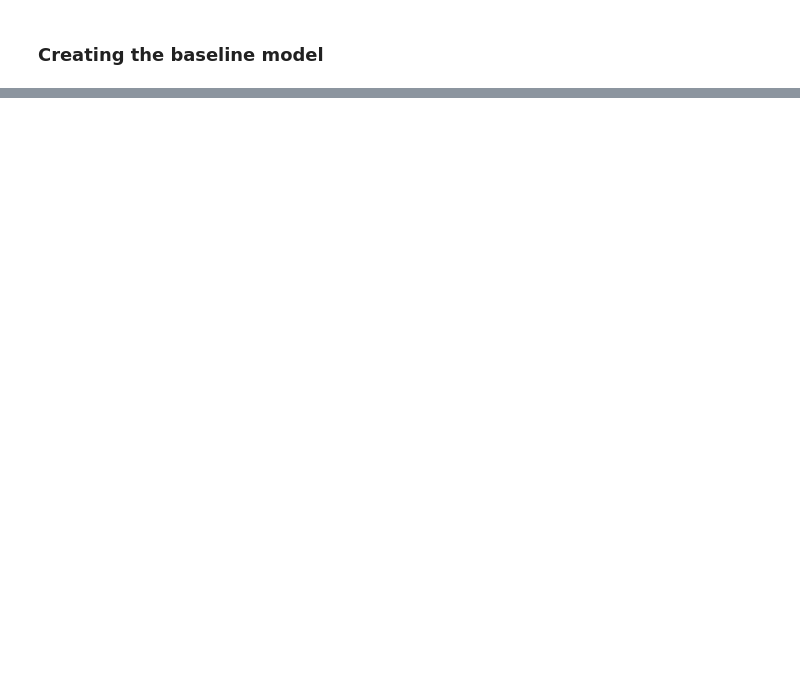
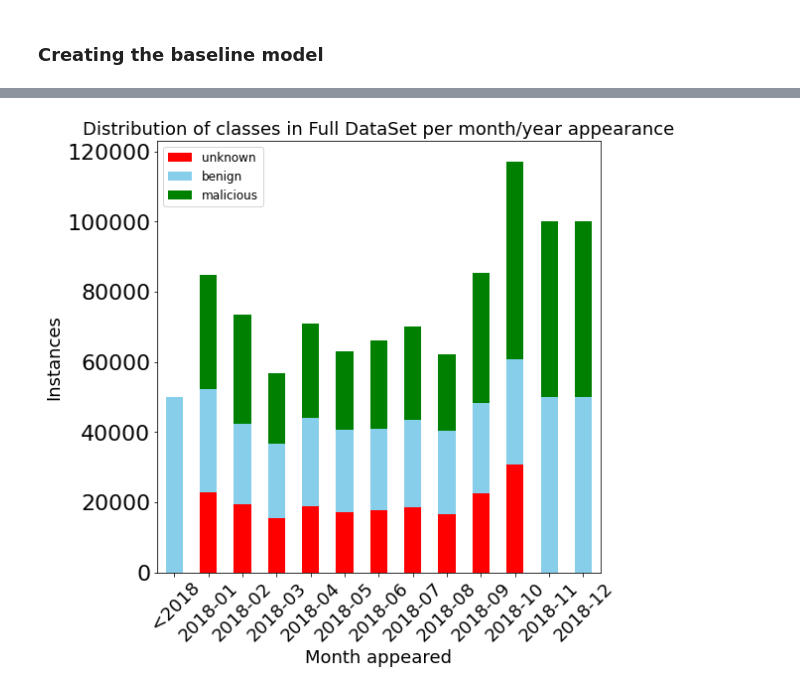
Before and after one commit to gilzeevi25/Exploring_EMBER_dataset, a Jupyter notebook: EMBER_cyberAI.ipynb, the cells around one changed output, grey strips where cells are left out. Drawn from its saved outputs; the diff is of its cells as text; code cells hidden in the pictures; blank space fills up the shorter version.

```diff
--- a/EMBER_cyberAI.ipynb
+++ b/EMBER_cyberAI.ipynb
@@ -44,0 +64,23 @@ Wall time: 1.33 s
+# %%
+stack = emberdf.copy()
+stack.loc[stack["appeared"] < "2018-01", "appeared"] = " <2018"
+stack = stack.pivot_table(index='appeared', columns='label',values='sha256',aggfunc='count')
+stack.columns = ['unknown','benign','malicious']
+ax = stack.plot(kind='bar', stacked=True, color=['red', 'skyblue', 'green'],figsize=(8,8))
+# for i in range(2):
+#     s= 0
+#     for j in range(3):
+#         if i==0 and j==0:
+#             continue
+#         s+=stack.iloc[i,j]
+#         ax.annotate(int(stack.iloc[i,j]), (i-0.11,s-30000),fontsize= 14)
+
+plt.xlabel('Month appeared',fontsize= 18)
+plt.ylabel('Instances',fontsize= 18)
+plt.rc('xtick',labelsize=18)
+plt.xticks(rotation=45)
+plt.title('Distribution of classes in Full DataSet per month/year appearance',fontsize= 18)
+plt.legend(fontsize=12)
+plt.show()
+# %% [output]
+[figure, added]
```
Also changed, not shown: parts of 27 cells of this notebook.
